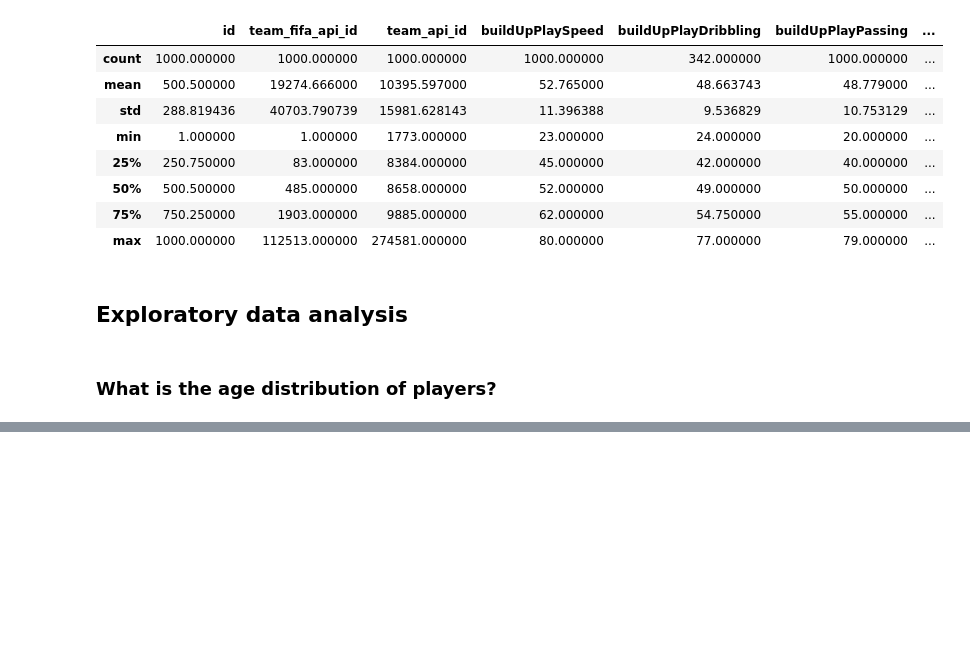
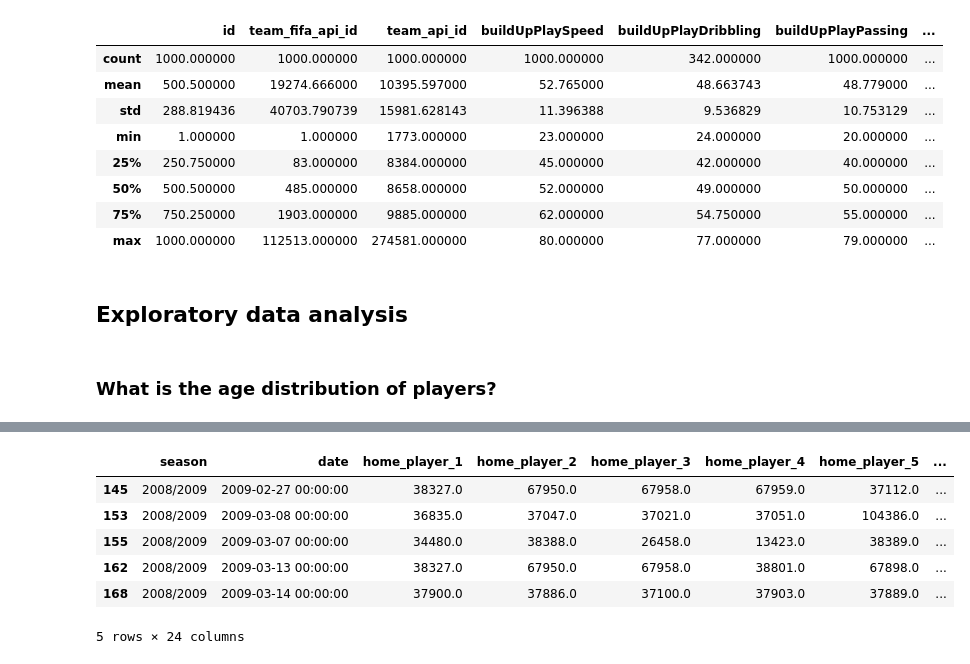
Before and after one commit to Wishbert/Investigating-Soccer-Dataset, a Jupyter notebook: Soccer Database draft.ipynb, the cells around one changed output, grey strips where cells are left out. Cells and saved outputs as stored; diff of their text form; code cells hidden in the pictures; blank space fills up the shorter version.

```diff
--- a/Soccer Database draft.ipynb
+++ b/Soccer Database draft.ipynb
@@ -911,0 +922,23 @@ I will look a the age of the players
+# %%
+player_ids = [
+    'home_player_1', 'home_player_2',
+   'home_player_3', 'home_player_4', 'home_player_5', 'home_player_6',
+   'home_player_7', 'home_player_8', 'home_player_9',
+   'home_player_10', 'home_player_11', 'away_player_1',
+   'away_player_2', 'away_player_3', 'away_player_4', 'away_player_5',
+   'away_player_6', 'away_player_7', 'away_player_8', 'away_player_9',
+   'away_player_10', 'away_player_11']
+# %%
+match_time_features = ['season','date']
+# %%
+match_players = matches[match_time_features+player_ids][np.invert(matches[player_ids].isnull().any(axis=1))]
+# %%
+match_players.head()
+# %% [output]
+|  | season | date | home_player_1 | home_player_2 | home_player_3 | home_player_4 | home_player_5 | ... |
+| 145 | 2008/2009 | 2009-02-27 00:00:00 | 38327.0 | 67950.0 | 67958.0 | 67959.0 | 37112.0 | ... |
+| 153 | 2008/2009 | 2009-03-08 00:00:00 | 36835.0 | 37047.0 | 37021.0 | 37051.0 | 104386.0 | ... |
+| 155 | 2008/2009 | 2009-03-07 00:00:00 | 34480.0 | 38388.0 | 26458.0 | 13423.0 | 38389.0 | ... |
+| 162 | 2008/2009 | 2009-03-13 00:00:00 | 38327.0 | 67950.0 | 67958.0 | 38801.0 | 67898.0 | ... |
+| 168 | 2008/2009 | 2009-03-14 00:00:00 | 37900.0 | 37886.0 | 37100.0 | 37903.0 | 37889.0 | ... |
+5 rows × 24 columns
```
Also changed, not shown: parts of 16 cells of this notebook.
